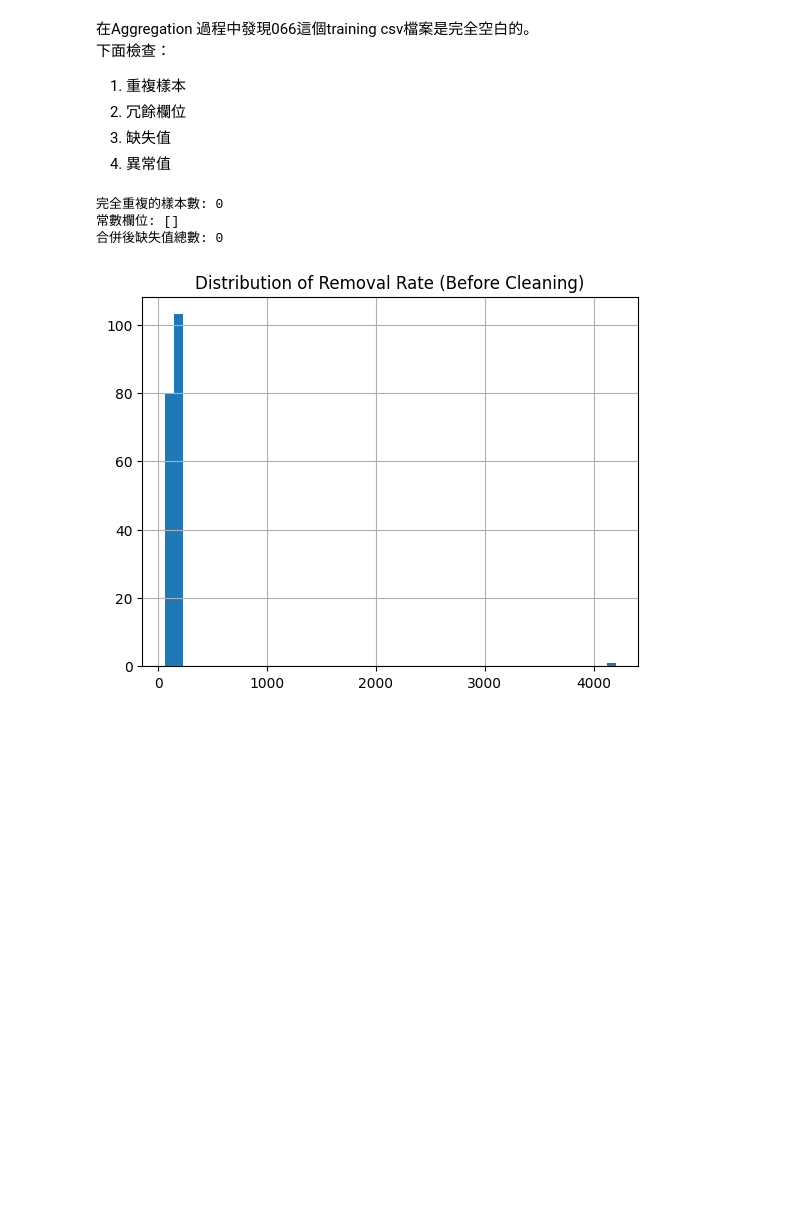
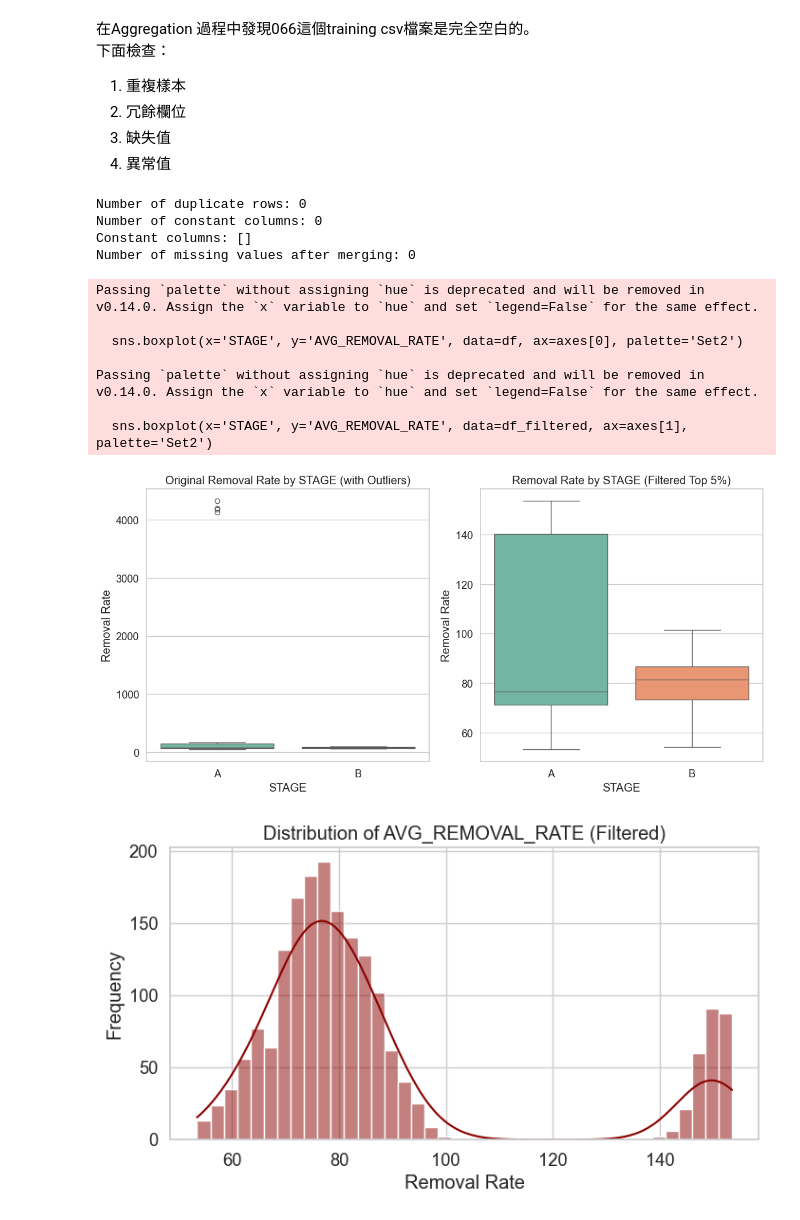
Before and after one commit to XuanWeiWang-999/1142MDS_Project_313652018_Xuan-Wei-Wang, a Jupyter notebook: Assignment02/2016 PHM Data Challenge/2016 PHM DATA CHALLENGE CMP DATA SET/CMP-data/1142MDS_Assignment02_Q2_dataIntergration.ipynb, the cells around one changed output. Drawn from its saved outputs; the diff is of its cells as text; code cells hidden in the pictures; blank space fills up the shorter version.

```diff
--- a/Assignment02/2016 PHM Data Challenge/2016 PHM DATA CHALLENGE CMP DATA SET/CMP-data/1142MDS_Assignment02_Q2_dataIntergration.ipynb
+++ b/Assignment02/2016 PHM Data Challenge/2016 PHM DATA CHALLENGE CMP DATA SET/CMP-data/1142MDS_Assignment02_Q2_dataIntergration.ipynb
@@ -14,7 +69,7 @@ label_file = os.path.join(base_path, "CMP-training-removalrate.csv")
 
 # 獲取所有感測器 CSV 檔案
 file_list = glob.glob(os.path.join(training_data_path, "*.csv"))
-print(f"找到 {len(file_list)} 個感測器檔案，準備開始聚合...")
+print(f"Find {len(file_list)} sensor files, about to aggregate...")
 
 # ==========================================
 # 2. 邊讀邊算的聚合邏輯 (節省算力/記憶體)
@@ -26,7 +81,7 @@ for i, file in enumerate(file_list):
     temp_df = pd.read_csv(file)
 
     if temp_df.empty:
-        print(f"⚠️ 警告：跳過空檔案 {os.path.basename(file)}")
+        print(f">>>>>> ERROR: Empty file {os.path.basename(file)}")
         continue
     try:
         # 提取 ID 資訊 (從第一筆讀取即可)
@@ -45,6 +100,8 @@ for i, file in enumerate(file_list):
         # 欄位會變成：USAGE_OF_BACKING_FILM_mean, USAGE_OF_BACKING_FILM_std ...
         row_stats = stats.unstack().to_frame().T
         row_stats.columns = [f'{col[0]}_{col[1]}' for col in row_stats.columns]
+        # 計算該 CSV 檔案的總行數，這代表了該 Wafer 處理的總時長 (假設 1Hz)
+        row_stats['Process_Duration'] = len(temp_df)
 
         # 補回這片晶圓的身分證
         row_stats['WAFER_ID'] = wafer_id
@@ -53,11 +110,11 @@ for i, file in enumerate(file_list):
 
         summary_list.append(row_stats)
     except Exception as e:
-        print(f"❌ 檔案 {os.path.basename(file)} 處理出錯: {str(e)}")
+        print(f">>>>>> ERROR: File {os.path.basename(file)} is invalid: {str(e)}")
         continue
 
     if (i+1) % 50 == 0:
-        print(f"進度：已處理 {i+1} 個檔案...")
+        print(f"====== PROGRESS: Processed {i+1} files...")
 
 # 合併所有晶圓的統計特徵
 df_features = pd.concat(summary_list, ignore_index=True)
@@ -65,7 +122,7 @@ df_features = pd.concat(summary_list, ignore_index=True)
 # ==========================================
 # 3. 讀取標籤檔並合併
 # ==========================================
-print("\n正在合併標籤檔...")
+print("\n Aggregating labels...")
 labels = pd.read_csv(label_file)
 
 # 關鍵步驟：確保兩邊的 Key 型態完全一致
@@ -81,11 +138,11 @@ df_final = pd.merge(df_features, labels, on=['WAFER_ID', 'STAGE'], how='inner')
 # 4. 輸出結果檢查
 # ==========================================
 if df_final.empty:
-    print("❌ 警告：合併後資料為空！請檢查 WAFER_ID 內容是否匹配。")
+    print(">>>>> ERROR: No matching records found after merging features and labels. Please check the keys and data integrity.")
 else:
-    print("✅ 聚合與合併成功！")
-    print(f"最終特徵矩陣維度: {df_final.shape}")
-    print(f"目標變數 (AVG_REMOVAL_RATE) 均值: {df_final['AVG_REMOVAL_RATE'].mean():.2f}")
+    print("===>>>>> SUCCESS: Data aggregation complete!<<<<<<===")
+    print(f"Final feature matrix shape: {df_final.shape}")
+    print(f"Target variable (AVG_REMOVAL_RATE) mean: {df_final['AVG_REMOVAL_RATE'].mean():.2f}")
 
 # 顯示前五筆
 df_final.head()
@@ -115,29 +172,67 @@ df_final.head()
 3. 缺失值
 4. 異常值
 # %%
+import seaborn as sns
 # 檢查整行完全重複的數量
 total_duplicates = df_final.duplicated().sum()
-print(f"完全重複的樣本數: {total_duplicates}")
+print(f"Number of duplicate rows: {total_duplicates}")
 
 # 如果有，可以印出來看看
 if total_duplicates > 0:
     print(df_final[df_final.duplicated()])
 
 # A. 檢查冗餘欄位 (常數欄位)
 constant_cols = df_final.columns[df_final.nunique() <= 1].tolist()
-print(f"常數欄位: {constant_cols}")
+print(f"Number of constant columns: {len(constant_cols)}")
+print(f"Constant columns: {constant_cols}")
 
 # B. 檢查特徵中的 NaN (聚合後可能產生的)
 null_counts = df_final.isnull().sum().sum()
-print(f"合併後缺失值總數: {null_counts}")
+print(f"Number of missing values after merging: {null_counts}")
 
-# C. 繪製移除率分布，視覺化異常值
+# ==========================================
+# 4. 視覺化繪圖 (產出圖檔供報告使用)
+# ==========================================
+
+# 建立畫布：一列兩個圖
 import matplotlib.pyplot as plt
-df_final['AVG_REMOVAL_RATE'].hist(bins=50)
-plt.title("Distribution of Removal Rate (Before Cleaning)")
+fig, axes = plt.subplots(1, 2, figsize=(12, 6))
+
+# A. 原始資料箱型圖 (展示極端值的存在)
+sns.boxplot(x='STAGE', y='AVG_REMOVAL_RATE', data=df, ax=axes[0], palette='Set2')
+axes[0].set_title('Original Removal Rate by STAGE (with Outliers)')
+axes[0].set_ylabel('Removal Rate')
+
+# B. 過濾極端值後的箱型圖 (為了看清楚 A/B 階段的差異)
+# 使用 95 百分位數過濾掉極端的 5%
+q_limit = df['AVG_REMOVAL_RATE'].quantile(0.95)
+df_filtered = df[df['AVG_REMOVAL_RATE'] < q_limit]
+
+sns.boxplot(x='STAGE', y='AVG_REMOVAL_RATE', data=df_filtered, ax=axes[1], palette='Set2')
+axes[1].set_title('Removal Rate by STAGE (Filtered Top 5%)')
+axes[1].set_ylabel('Removal Rate')
+
+plt.tight_layout()
 plt.show()
+
+# C. 分佈圖 (Histogram)
+plt.figure(figsize=(8, 4))
+sns.histplot(df_filtered['AVG_REMOVAL_RATE'], kde=True, color='darkred', bins=40)
+plt.title('Distribution of AVG_REMOVAL_RATE (Filtered)')
+plt.xlabel('Removal Rate')
+plt.ylabel('Frequency')
+plt.show()
 # %% [output]
-完全重複的樣本數: 0
-常數欄位: []
-合併後缺失值總數: 0
+Number of duplicate rows: 0
+Number of constant columns: 0
+Constant columns: []
+Number of missing values after merging: 0
+Passing `palette` without assigning `hue` is deprecated and will be removed in v0.14.0. Assign the `x` variable to `hue` and set `legend=False` for the same effect.
+
+  sns.boxplot(x='STAGE', y='AVG_REMOVAL_RATE', data=df, ax=axes[0], palette='Set2')
+
+Passing `palette` without assigning `hue` is deprecated and will be removed in v0.14.0. Assign the `x` variable to `hue` and set `legend=False` for the same effect.
+
+  sns.boxplot(x='STAGE', y='AVG_REMOVAL_RATE', data=df_filtered, ax=axes[1], palette='Set2')
-[figure, old version]
+[figure, new version]
+[figure, added]
```
Also changed, not shown: parts of 2 cells of this notebook, 1 other file.
